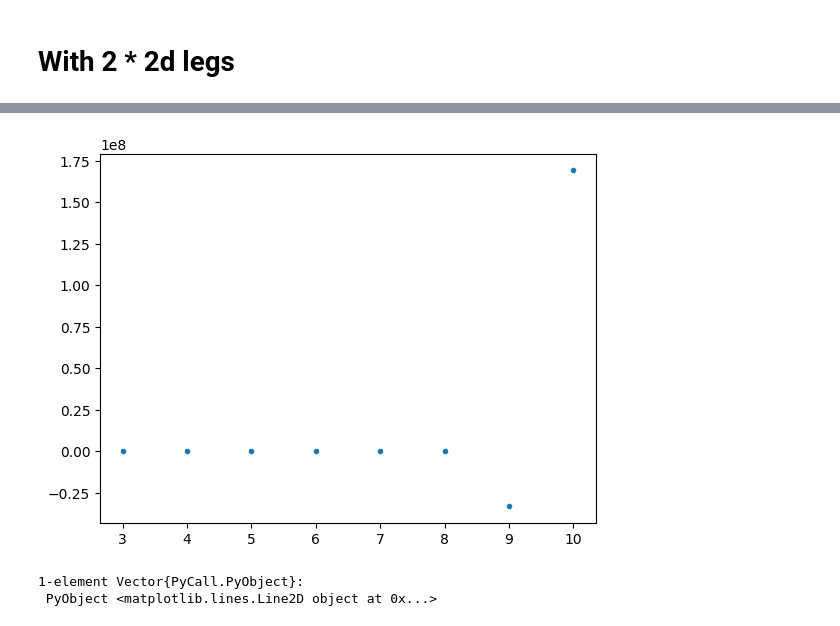
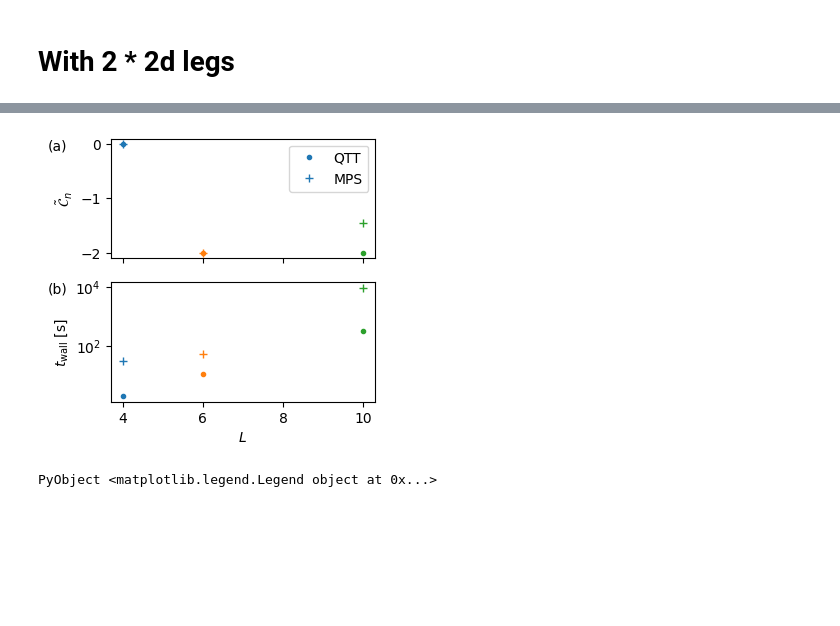
Before and after one commit to tensor4all/QuanticsTCI.jl, a Jupyter notebook: example/chern/chernscale.ipynb, the cells around one changed output, grey strips where cells are left out. Saved outputs shown, nothing was run; the diff lists cells and outputs as text; code cells hidden in the pictures; blank space fills up the shorter version.

```diff
--- a/example/chern/chernscale.ipynb
+++ b/example/chern/chernscale.ipynb
@@ -72,6 +89,38 @@ PyObject <matplotlib.legend.Legend object at 0x...>
-# %%
-plot([r.nq for r in results], [r.chernnumber for r in results], ".")
-# %% [output]
-[figure, removed]
-1-element Vector{PyCall.PyObject}:
- PyObject <matplotlib.lines.Line2D object at 0x...>
+# %%
+fig, axs = subplots(nrows=2, sharex=true, figsize=[246/72, 246/72])
+for r in results
+    line = axs[1].plot(r["nq"], r["chernnumber"], ".")[1]
+    axs[1].plot(r["nq"], r["chernnumbermps"], "+", color=line.get_color())
+    # axs[2].semilogy(r["nq"], r["nevals"], ".", color=line.get_color())
+    # axs[2].semilogy(r["nq"], r["mpsnevals"], "+", color=line.get_color())
+    axs[2].semilogy(r["nq"], r["timeestimate"], ".", color=line.get_color())
+    axs[2].semilogy(r["nq"], r["mpstimeestimate"], "+", color=line.get_color())
+end
+
+axs[1].set_ylabel(L"$\tilde{\mathcal{C}}_n$")
+# axs[2].set_ylabel(L"$N_{\mathrm{eval}}$")
+axs[2].set_xlabel(L"$L$")
+axs[2].set_ylabel(L"$t_{\mathrm{wall}} ~ [\mathrm{s}]$")
+
+offsetx = -45
+axs[1].annotate(
+    "(a)",
+    xy=(0, 1),
+    xycoords="axes fraction",
+    xytext=(offsetx, 0),
+    textcoords="offset points",
+    verticalalignment="top"
+)
+axs[2].annotate(
+    "(b)",
+    xy=(0, 1),
+    xycoords="axes fraction",
+    xytext=(offsetx, 0),
+    textcoords="offset points",
+    verticalalignment="top"
+)
+
+axs[1].legend(("QTT", "MPS"))
+# %% [output]
+[figure, added]
+PyObject <matplotlib.legend.Legend object at 0x...>
```
Also changed, not shown: parts of 7 cells of this notebook, 7 other files.
